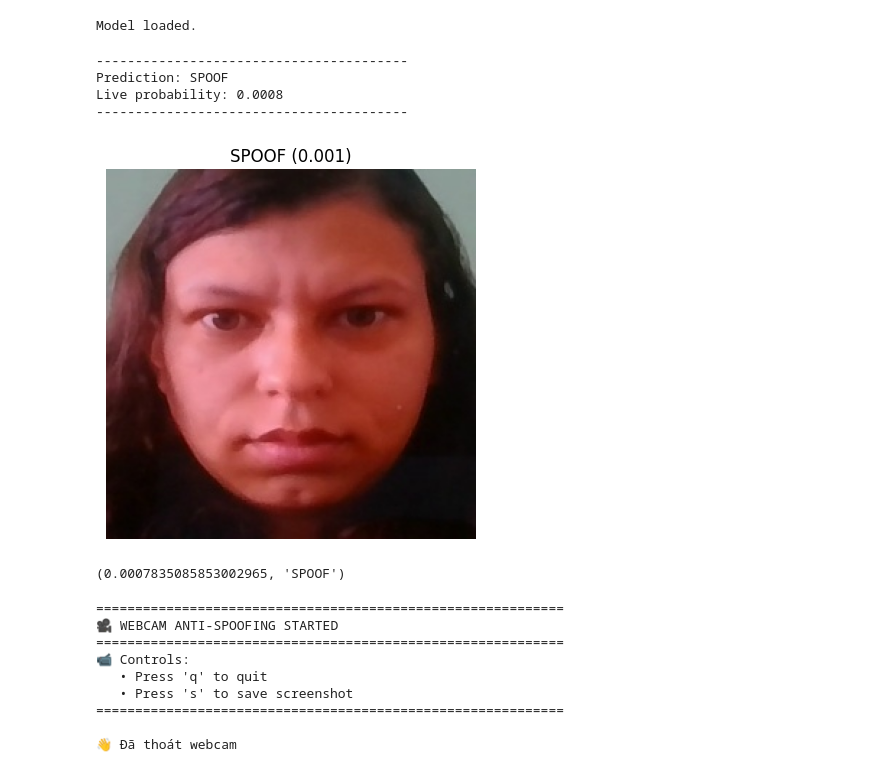
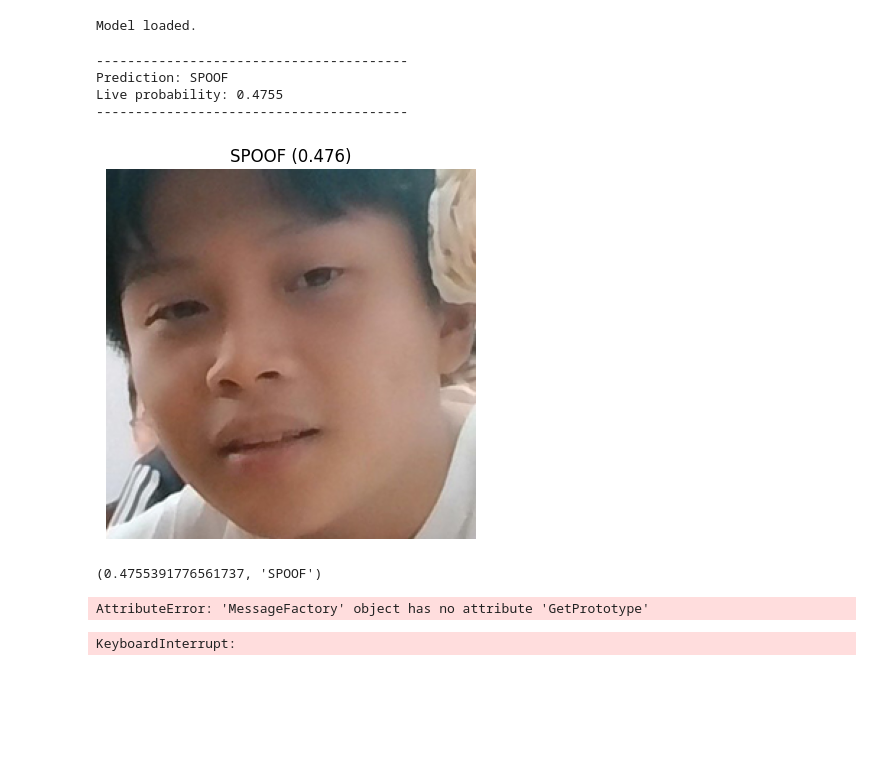
Before and after one commit to b4schh/face-anti-spoofing-2, a Jupyter notebook: inference.ipynb, the cells around one changed output. Saved outputs shown, nothing was run; the diff lists cells and outputs as text; code cells hidden in the pictures; blank space fills up the shorter version.

```diff
--- a/inference.ipynb
+++ b/inference.ipynb
@@ -211,9 +211,10 @@ cfg.debug_subset_size = None # None = dùng toàn bộ dataset
 DOMAIN_NAME_TO_ID = {
     "CUSTOM": 0,
     "CUSTOM2": 1,
-    "MSU_MFSD": 2,
-    "SiW": 3,
-    "WEBCAM": 4,
+    "CUSTOM3": 3,
+    "MSU_MFSD": 4,
+    "SiW": 5,
+    "WEBCAM": 6,
 }
 cfg.num_domains = len(DOMAIN_NAME_TO_ID)
 
@@ -411,7 +412,7 @@ def load_ssan_r_model(checkpoint_path, max_iter=10000):
     model.eval()
     return model
 
-checkpoint_path = "backup/results-40k-image/ssan_custom/model/best_model.pth"
+checkpoint_path = "results/ssan_custom/model/best_model.pth"
 model = load_ssan_r_model(checkpoint_path)
 print("Model loaded.")
 
@@ -444,37 +445,37 @@ def infer_image(model, image_path, img_size=256):
     # Convert to batch
     image_tensor = sample["image_x"].unsqueeze(0).to(device)
 
     # Forward qua model (self-assembly)
     with torch.no_grad():
         logits, _, _, _ = model(image_tensor, image_tensor)
         prob = torch.softmax(logits, dim=1)[0, 1].item()  # xác suất live
 
     pred = "LIVE" if prob >= 0.5 else "SPOOF"
 
     print("----------------------------------------")
     print(f"Prediction: {pred}")
     print(f"Live probability: {prob:.4f}")
     print("----------------------------------------")
 
     # Show ảnh (convert sang RGB để hiển thị đúng màu)
     img_rgb = cv2.cvtColor(img, cv2.COLOR_BGR2RGB)
     plt.imshow(img_rgb)
     plt.title(f"{pred} ({prob:.3f})")
     plt.axis("off")
     plt.show()
 
     return prob, pred
 
 # ===== TEST =====
 # Thay bằng ảnh của bạn
-infer_image(model, "dataset_processed/WEBCAM/not_live/spoof_00023.jpg")
+infer_image(model, "test_img/WIN_20251218_08_07_16_Pro.jpg")
 # %% [output]
 ----------------------------------------
 Prediction: SPOOF
-Live probability: 0.0008
+Live probability: 0.4755
 ----------------------------------------
-[figure, old version]
+[figure, new version]
-(0.0007835085853002965, 'SPOOF')
+(0.4755391776561737, 'SPOOF')
 # %%
 import cv2
 import mediapipe as mp
@@ -682,13 +683,6 @@ def infer_webcam_multiface(model, camera_id=0, score_thres=0.5, skip=2):
 # ==== CHẠY WEBCAM ====
 infer_webcam_multiface(model)
 # %% [output]
-============================================================
-🎥 WEBCAM ANTI-SPOOFING STARTED
-============================================================
-📹 Controls:
-   • Press 'q' to quit
-   • Press 's' to save screenshot
-============================================================
-
-👋 Đã thoát webcam
+AttributeError: 'MessageFactory' object has no attribute 'GetPrototype'
+KeyboardInterrupt:
 # %%
```
Also changed, not shown: parts of 1 cell of this notebook, 7 other files.
